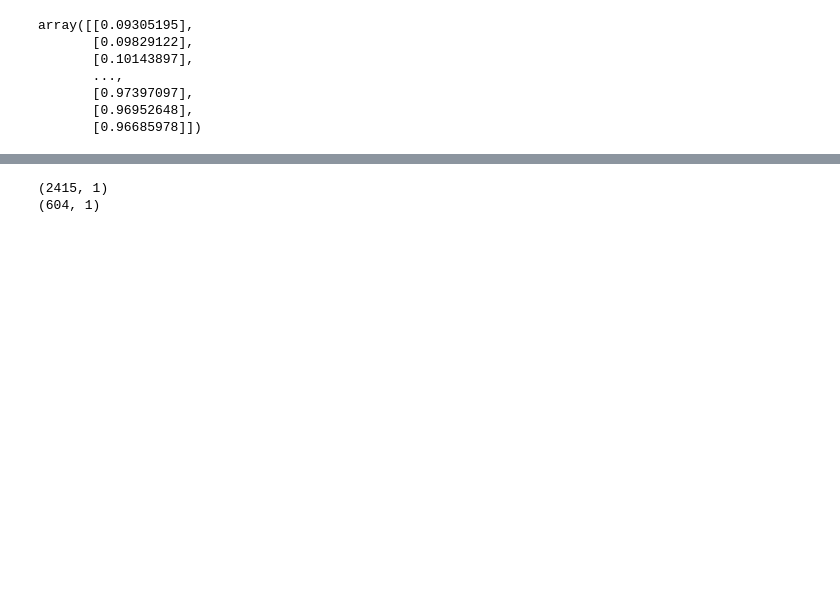
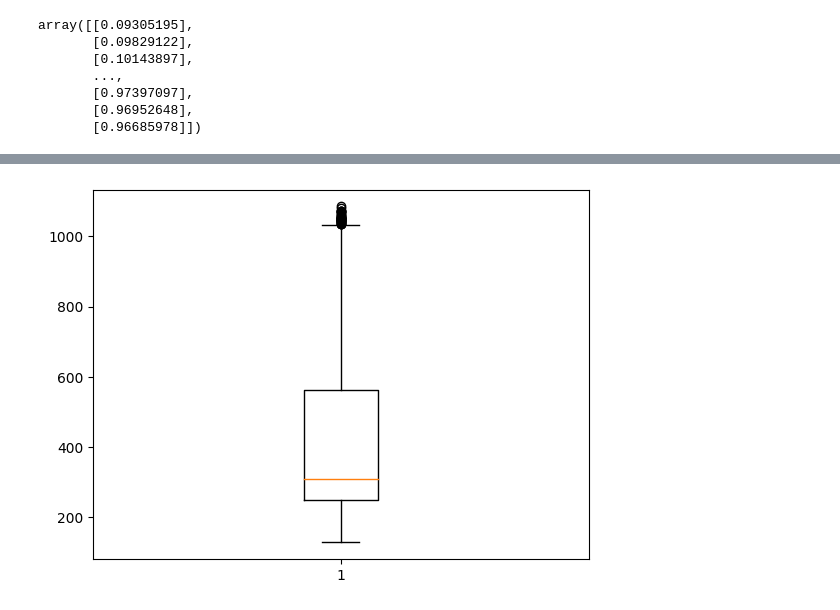
Before and after one commit to MuhamadSyarifFakhrezi/Time-Series-Prediction, a Jupyter notebook: time_series_prediction_LSTM.ipynb, the cells around one changed output, grey strips where cells are left out. Drawn from its saved outputs; the diff is of its cells as text; code cells hidden in the pictures; blank space fills up the shorter version.

```diff
--- a/time_series_prediction_LSTM.ipynb
+++ b/time_series_prediction_LSTM.ipynb
@@ -94,0 +108,2 @@ MAE Treshold: 95.624
+# %%
+train_data, test_data = train_test_split(data_set_scaled, test_size=0.2, shuffle=False)
@@ -94,0 +114,10 @@ MAE Treshold: 95.624
+# %%
+def create_xy_variable(dataset, time_step=1):
+  data_x, data_y = [], []
+  for i in range(len(dataset)-time_step-1):
+    data_x.append(dataset[i:(i + time_step), 0]) # i=0, 0,1,2,3,...,n(time_step - 1)
+    data_y.append(dataset[i + time_step, 0])
+  return np.array(data_x), np.array(data_y)
+# %%
+x_train, y_train = create_xy_variable(train_data, time_step=60)
+x_test, y_test = create_xy_variable(test_data, time_step=60)
@@ -94,0 +142,5 @@ MAE Treshold: 95.624
+# %%
+y = np.concatenate((y_train, y_test))
+y = y.reshape(-1,1)
+y = minmax_scaler.inverse_transform(y)
+y
@@ -95 +155,6 @@ MAE Treshold: 95.624
+# %%
+plt.boxplot(y)
+plt.show()
+# %% [output]
+[figure, added]
 # %%
@@ -109,6 +168,0 @@ test_set = windowed_dataset(y_test, shuffle_buffer=1000)
-# %%
-print(y_train.shape)
-print(y_test.shape)
-# %% [output]
-(2415, 1)
-(604, 1)
```
Also changed, not shown: parts of 39 cells of this notebook.
